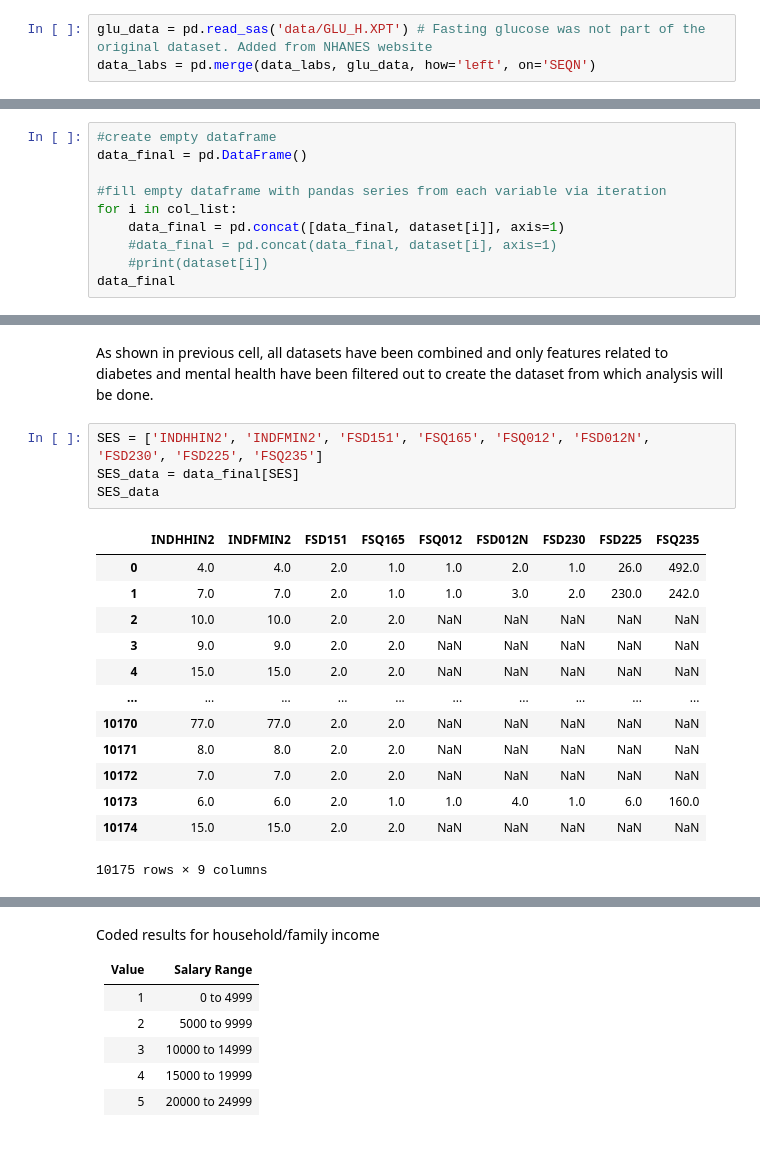
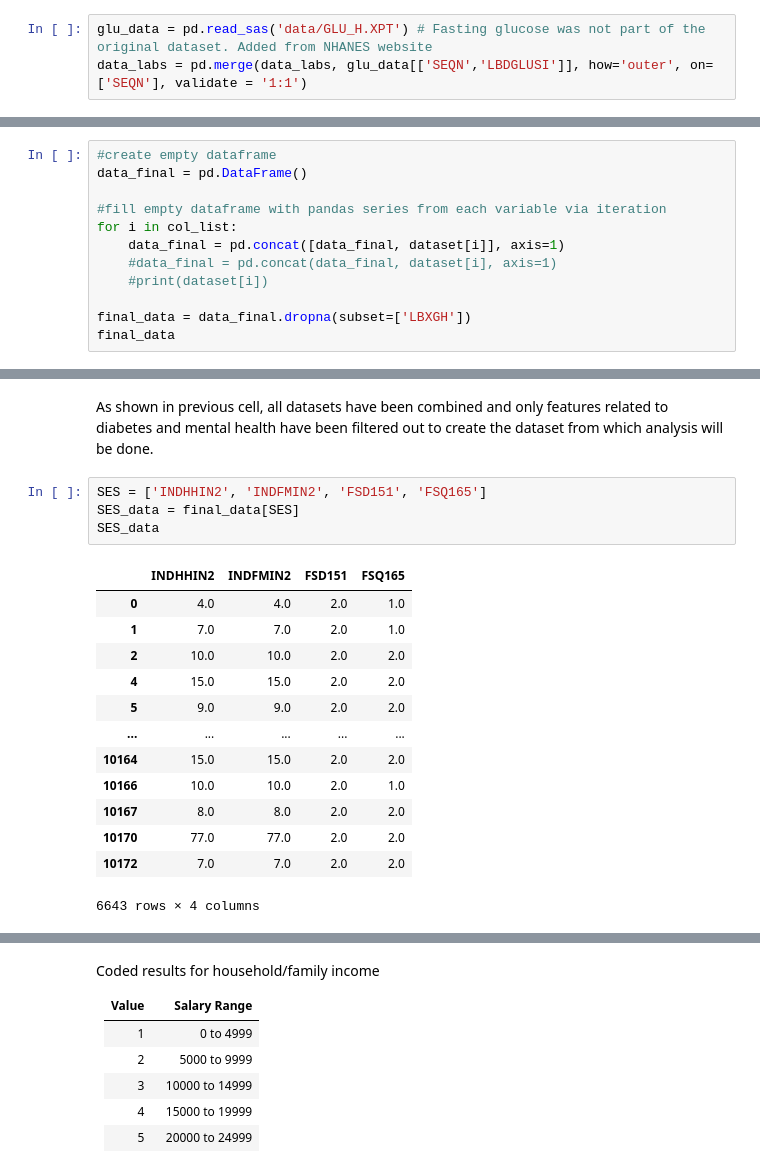
Before and after one commit to birddropping/IND5003-Group-Project, a Jupyter notebook: IND5003_Group_Project_Saravanan.ipynb, the cells around one changed output, grey strips where cells are left out. Cells and saved outputs as stored; diff of their text form.

```diff
--- a/IND5003_Group_Project_Saravanan.ipynb
+++ b/IND5003_Group_Project_Saravanan.ipynb
@@ -23,7 +23,7 @@ data_dict = pd.read_excel('NHANES 2014 Dictionary.xlsx')
 data_vari = pd.read_excel('Variables.xlsx', squeeze = True)
 # %%
 glu_data = pd.read_sas('data/GLU_H.XPT') # Fasting glucose was not part of the original dataset. Added from NHANES website
-data_labs = pd.merge(data_labs, glu_data, how='left', on='SEQN')
+data_labs = pd.merge(data_labs, glu_data[['SEQN','LBDGLUSI']], how='outer', on=['SEQN'], validate = '1:1')
 # %%
 #remove duplicates from data_meds as each line covers 1 medication
 data_meds_m = data_meds.drop_duplicates(subset = ['SEQN', 'RXDCOUNT'], keep = 'first')
@@ -63,7 +63,9 @@ for i in col_list:
     data_final = pd.concat([data_final, dataset[i]], axis=1)
     #data_final = pd.concat(data_final, dataset[i], axis=1)
     #print(dataset[i])
-data_final
+
+final_data = data_final.dropna(subset=['LBXGH'])
+final_data
 # %% [output]
 |  | SEQN | RXDCOUNT | RXDDAYS | RIAGENDR | RIDAGEYR | RIDRETH1 | BMXBMI | BPXSY1 | BPXDI1 | BPXSY2 | BPXDI2 | ... |
 | 0 | 73557 | 2.0 | NaN | 1 | 69 | 4 | 26.7 | 122.0 | 72.0 | 114.0 | 76.0 | ... |
@@ -81,23 +83,23 @@ data_final
 # %% [markdown]
 As shown in previous cell, all datasets have been combined and only features related to diabetes and mental health have been filtered out to create the dataset from which analysis will be done.
 # %%
-SES = ['INDHHIN2', 'INDFMIN2', 'FSD151', 'FSQ165', 'FSQ012', 'FSD012N', 'FSD230', 'FSD225', 'FSQ235']
-SES_data = data_final[SES]
+SES = ['INDHHIN2', 'INDFMIN2', 'FSD151', 'FSQ165']
+SES_data = final_data[SES]
 SES_data
 # %% [output]
-|  | INDHHIN2 | INDFMIN2 | FSD151 | FSQ165 | FSQ012 | FSD012N | FSD230 | FSD225 | FSQ235 |
-| 0 | 4.0 | 4.0 | 2.0 | 1.0 | 1.0 | 2.0 | 1.0 | 26.0 | 492.0 |
-| 1 | 7.0 | 7.0 | 2.0 | 1.0 | 1.0 | 3.0 | 2.0 | 230.0 | 242.0 |
-| 2 | 10.0 | 10.0 | 2.0 | 2.0 | NaN | NaN | NaN | NaN | NaN |
-| 3 | 9.0 | 9.0 | 2.0 | 2.0 | NaN | NaN | NaN | NaN | NaN |
-| 4 | 15.0 | 15.0 | 2.0 | 2.0 | NaN | NaN | NaN | NaN | NaN |
-| ... | ... | ... | ... | ... | ... | ... | ... | ... | ... |
-| 10170 | 77.0 | 77.0 | 2.0 | 2.0 | NaN | NaN | NaN | NaN | NaN |
-| 10171 | 8.0 | 8.0 | 2.0 | 2.0 | NaN | NaN | NaN | NaN | NaN |
-| 10172 | 7.0 | 7.0 | 2.0 | 2.0 | NaN | NaN | NaN | NaN | NaN |
-| 10173 | 6.0 | 6.0 | 2.0 | 1.0 | 1.0 | 4.0 | 1.0 | 6.0 | 160.0 |
-| 10174 | 15.0 | 15.0 | 2.0 | 2.0 | NaN | NaN | NaN | NaN | NaN |
+|  | INDHHIN2 | INDFMIN2 | FSD151 | FSQ165 |
+| 0 | 4.0 | 4.0 | 2.0 | 1.0 |
+| 1 | 7.0 | 7.0 | 2.0 | 1.0 |
+| 2 | 10.0 | 10.0 | 2.0 | 2.0 |
+| 4 | 15.0 | 15.0 | 2.0 | 2.0 |
+| 5 | 9.0 | 9.0 | 2.0 | 2.0 |
+| ... | ... | ... | ... | ... |
+| 10164 | 15.0 | 15.0 | 2.0 | 2.0 |
+| 10166 | 10.0 | 10.0 | 2.0 | 1.0 |
+| 10167 | 8.0 | 8.0 | 2.0 | 2.0 |
+| 10170 | 77.0 | 77.0 | 2.0 | 2.0 |
+| 10172 | 7.0 | 7.0 | 2.0 | 2.0 |
-10175 rows × 9 columns
+6643 rows × 4 columns
 # %%
 SES_data.describe()
 # %% [output]
```
Also changed, not shown: parts of 11 cells of this notebook.
